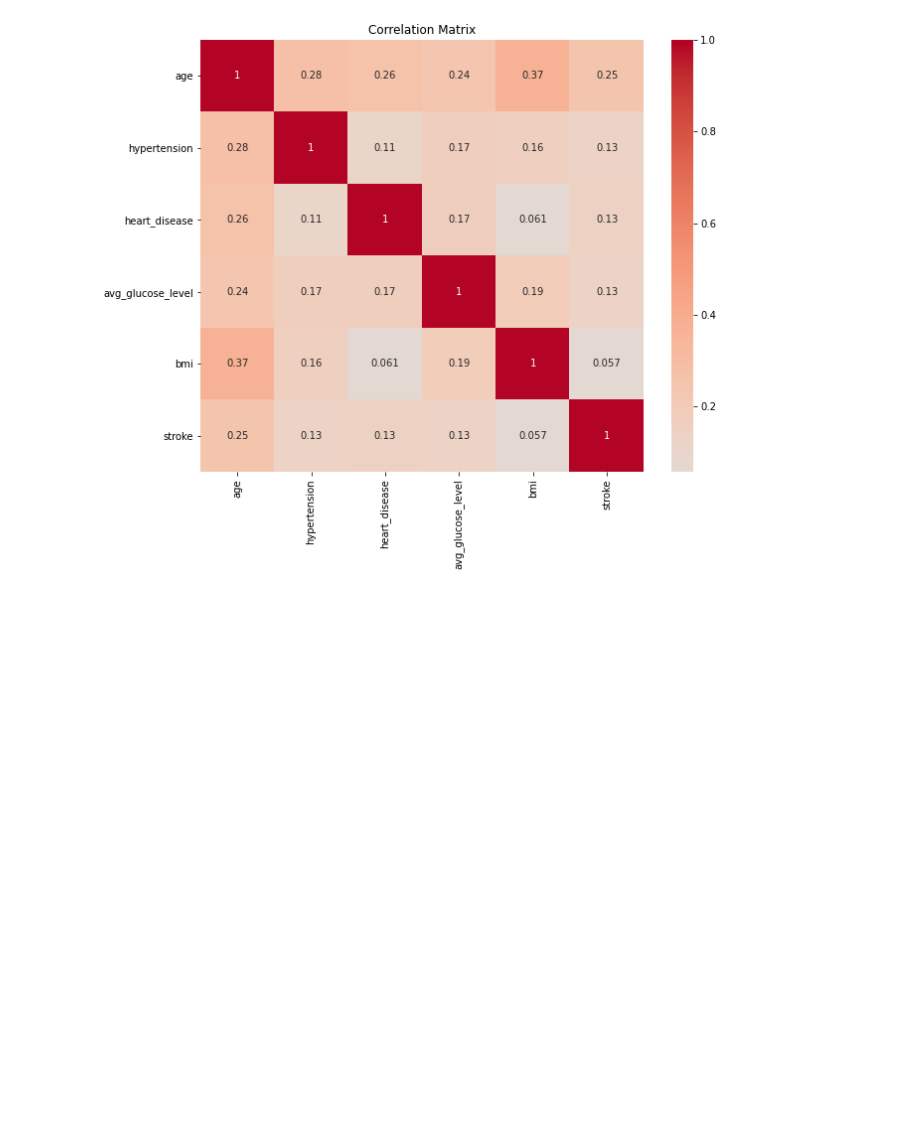
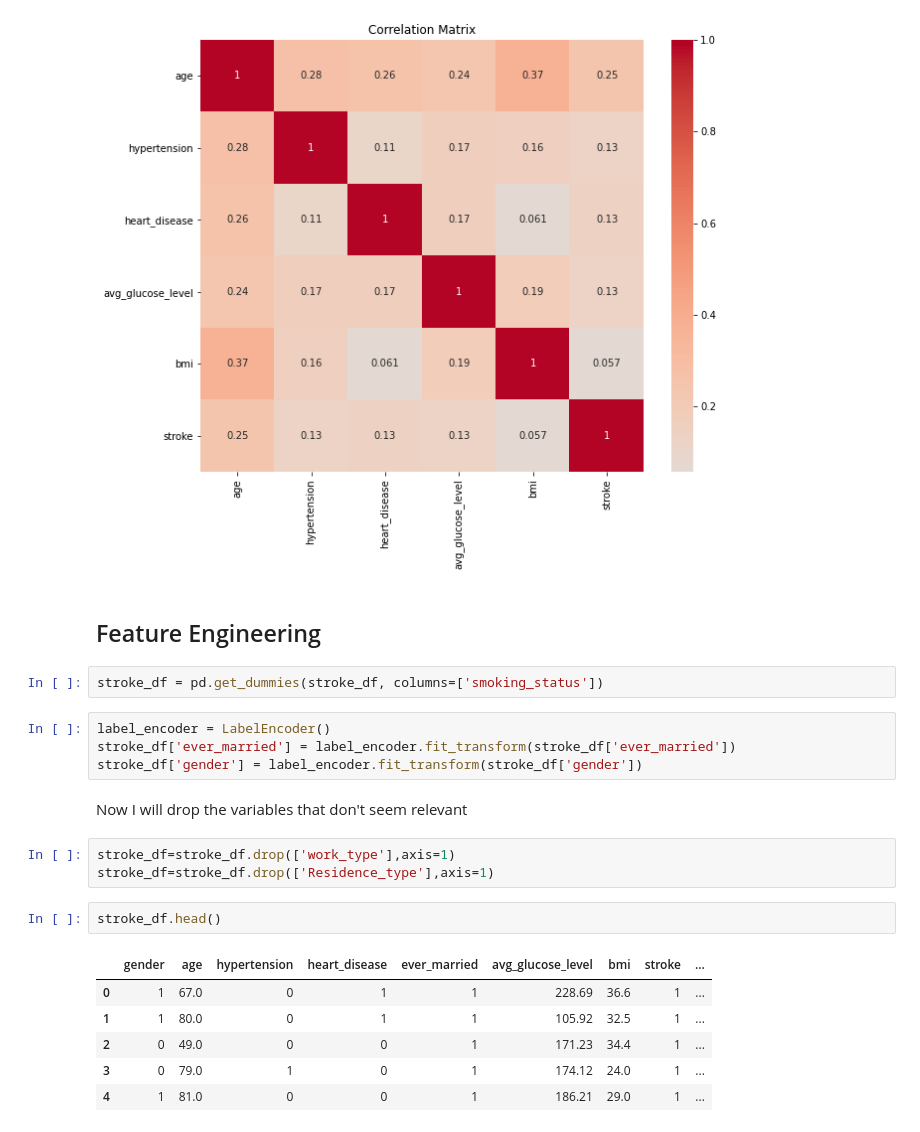
Before and after one commit to Annbellah/Brain_Stroke_Model, a Jupyter notebook: Brain_Stroke.ipynb, the cells around one changed output. Saved outputs shown, nothing was run; the diff lists cells and outputs as text; blank space fills up the shorter version.

```diff
--- a/Brain_Stroke.ipynb
+++ b/Brain_Stroke.ipynb
@@ -167,3 +167,25 @@ plt.title('Correlation Matrix')
 plt.show()
 # %% [output]
 [figure]
+# %% [markdown]
+## Feature Engineering
+# %%
+stroke_df = pd.get_dummies(stroke_df, columns=['smoking_status'])
+# %%
+label_encoder = LabelEncoder()
+stroke_df['ever_married'] = label_encoder.fit_transform(stroke_df['ever_married'])
+stroke_df['gender'] = label_encoder.fit_transform(stroke_df['gender'])
+# %% [markdown]
+Now I will drop the variables that don't seem relevant
+# %%
+stroke_df=stroke_df.drop(['work_type'],axis=1)
+stroke_df=stroke_df.drop(['Residence_type'],axis=1)
+# %%
+stroke_df.head()
+# %% [output]
+|  | gender | age | hypertension | heart_disease | ever_married | avg_glucose_level | bmi | stroke | ... |
+| 0 | 1 | 67.0 | 0 | 1 | 1 | 228.69 | 36.6 | 1 | ... |
+| 1 | 1 | 80.0 | 0 | 1 | 1 | 105.92 | 32.5 | 1 | ... |
+| 2 | 0 | 49.0 | 0 | 0 | 1 | 171.23 | 34.4 | 1 | ... |
+| 3 | 0 | 79.0 | 1 | 0 | 1 | 174.12 | 24.0 | 1 | ... |
+| 4 | 1 | 81.0 | 0 | 0 | 1 | 186.21 | 29.0 | 1 | ... |
```
